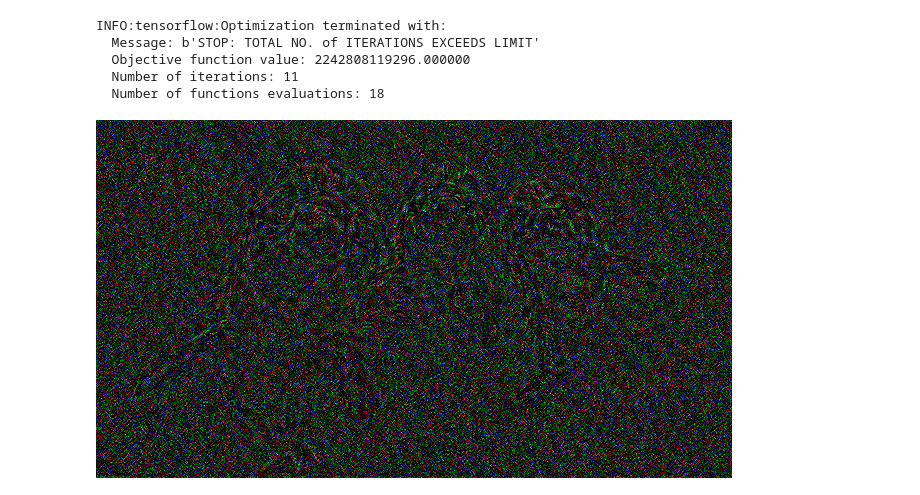
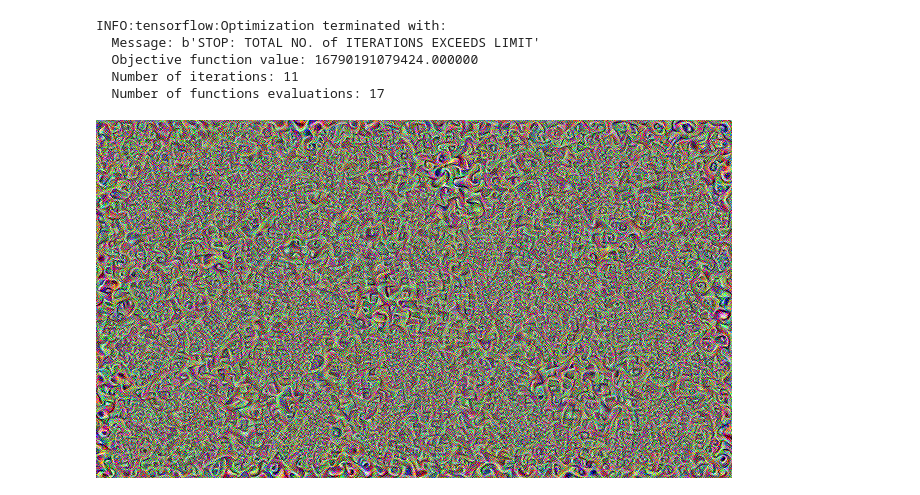
Before and after one commit to vonum/style-transfer, a Jupyter notebook: Untitled.ipynb, the cells around one changed output. Saved outputs shown, nothing was run; the diff lists cells and outputs as text; code cells hidden in the pictures.

```diff
--- a/Untitled.ipynb
+++ b/Untitled.ipynb
@@ -30,2 +24,9 @@ denoise_weight = 0.001
+# %%
+iterations = 10
+content_layer_weights = [1.0]
+style_layer_weights = [0.2, 0.2, 0.2, 0.2, 0.2]
+clw = 5e0
+slw = 1e4
+tvlw = 1e-3
 # %%
 sess = tf.Session(config=tf.ConfigProto(allow_soft_placement=True))
@@ -91,22 +33,29 @@ optimizer = tf.contrib.opt.ScipyOptimizerInterface(
-# %%
-init_op = tf.global_variables_initializer()
-sess.run(init_op)
-# %%
-optimizer.minimize(
-    sess,
-    feed_dict={a:a0, p:p0},
-    fetches=[loss, loss_content, loss_style]
-)
-
-final_image = sess.run(x)
-final_image = np.clip(net.undo_preprocess(final_image), 0.0, 255.0)
-# %% [output]
-INFO:tensorflow:Optimization terminated with:
-  Message: b'STOP: TOTAL NO. of ITERATIONS EXCEEDS LIMIT'
-  Objective function value: 2242808119296.000000
-  Number of iterations: 11
-  Number of functions evaluations: 18
-# %%
-image_big(final_image[0])
-# %% [output]
-[figure, removed]
+# %%
+from style_transfer2 import StyleTransfer
+import optimizers
+
+st = StyleTransfer(
+    sess,
+    net,
+    iterations,
+    content_layers,
+    style_layers,
+    content_image,
+    style_image,
+    content_layer_weights,
+    style_layer_weights,
+    clw,
+    slw,
+    tvlw,
+    optimizers.L_BFGS
+)
+# %%
+im = st.run()
+image_big(im[0])
+# %% [output]
+INFO:tensorflow:Optimization terminated with:
+  Message: b'STOP: TOTAL NO. of ITERATIONS EXCEEDS LIMIT'
+  Objective function value: 16790191079424.000000
+  Number of iterations: 11
+  Number of functions evaluations: 17
+[figure, added]
```
Also changed, not shown: parts of 11 cells of this notebook, 5 other files.
